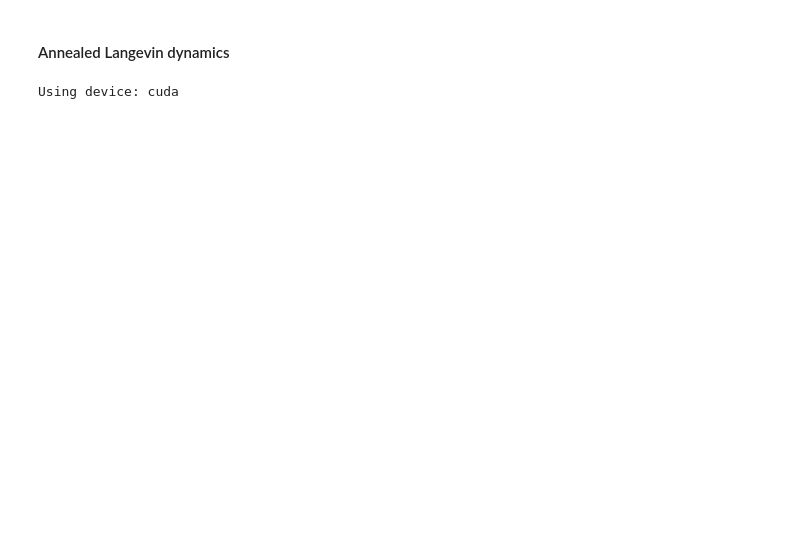
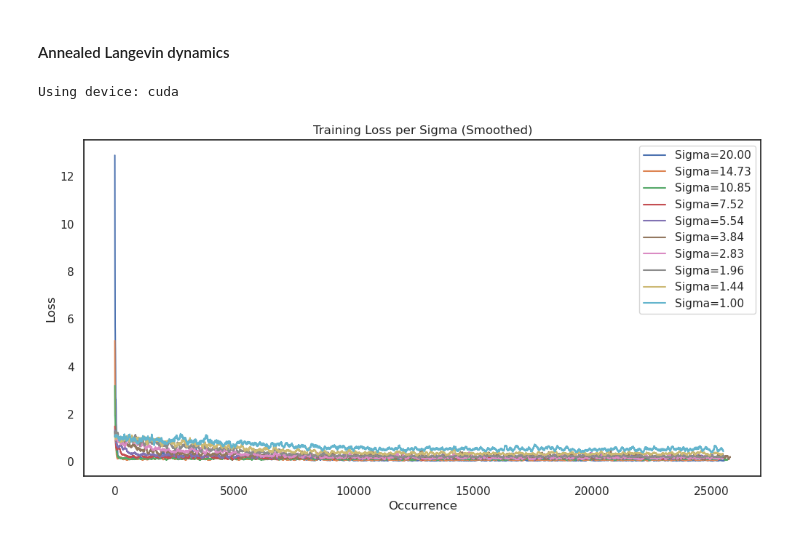
Before and after one commit to bachnguyenTE/ncsn-pres, a Jupyter notebook: two_gaussians_example.ipynb, the cells around one changed output. Cells and saved outputs as stored; diff of their text form; code cells hidden in the pictures; blank space fills up the shorter version.

```diff
--- a/two_gaussians_example.ipynb
+++ b/two_gaussians_example.ipynb
@@ -117,10 +151,15 @@ class GMMDistAnneal(object):
         device = samples.device
         means = self.means.to(device)
         mix_probs = self.mix_probs.to(device)
+
+        if isinstance(sigma, torch.Tensor):
+            log_term = torch.log(2 * np.pi * sigma ** 2)
+        else:
+            log_term = np.log(2 * np.pi * sigma ** 2)
+
         logps = []
         for i in range(len(mix_probs)):
-            logps.append((-((samples - means[i]) ** 2).sum(dim=-1) / (2 * sigma ** 2) - 0.5 * np.log(
-                2 * np.pi * sigma ** 2)) + mix_probs[i].log())
+            logps.append((-((samples - means[i]) ** 2).sum(dim=-1) / (2 * sigma ** 2) - 0.5 * log_term) + mix_probs[i].log())
         logp = torch.logsumexp(torch.stack(logps, dim=0), dim=0)
         return logp
 
@@ -343,0 +423,21 @@ Using device: cuda
+# %%
+# Plot loss curves for 10 selected sigmas
+plt.figure(figsize=(12, 6))
+plot_indices = np.linspace(0, len(sigmas)-1, 10).astype(int)
+for idx in plot_indices:
+    losses = sigma_losses[idx]
+    # Smooth the curve with moving average
+    window = 100
+    if len(losses) > window:
+        smoothed = np.convolve(losses, np.ones(window)/window, mode='valid')
+        plt.plot(smoothed, label=f'Sigma={sigmas[idx].item():.2f}')
+    else:
+        plt.plot(losses, label=f'Sigma={sigmas[idx].item():.2f}')
+
+plt.legend()
+plt.title("Training Loss per Sigma (Smoothed)")
+plt.xlabel("Occurrence")
+plt.ylabel("Loss")
+plt.show()
+# %% [output]
+[figure, added]
```
Also changed, not shown: parts of 18 cells of this notebook.
